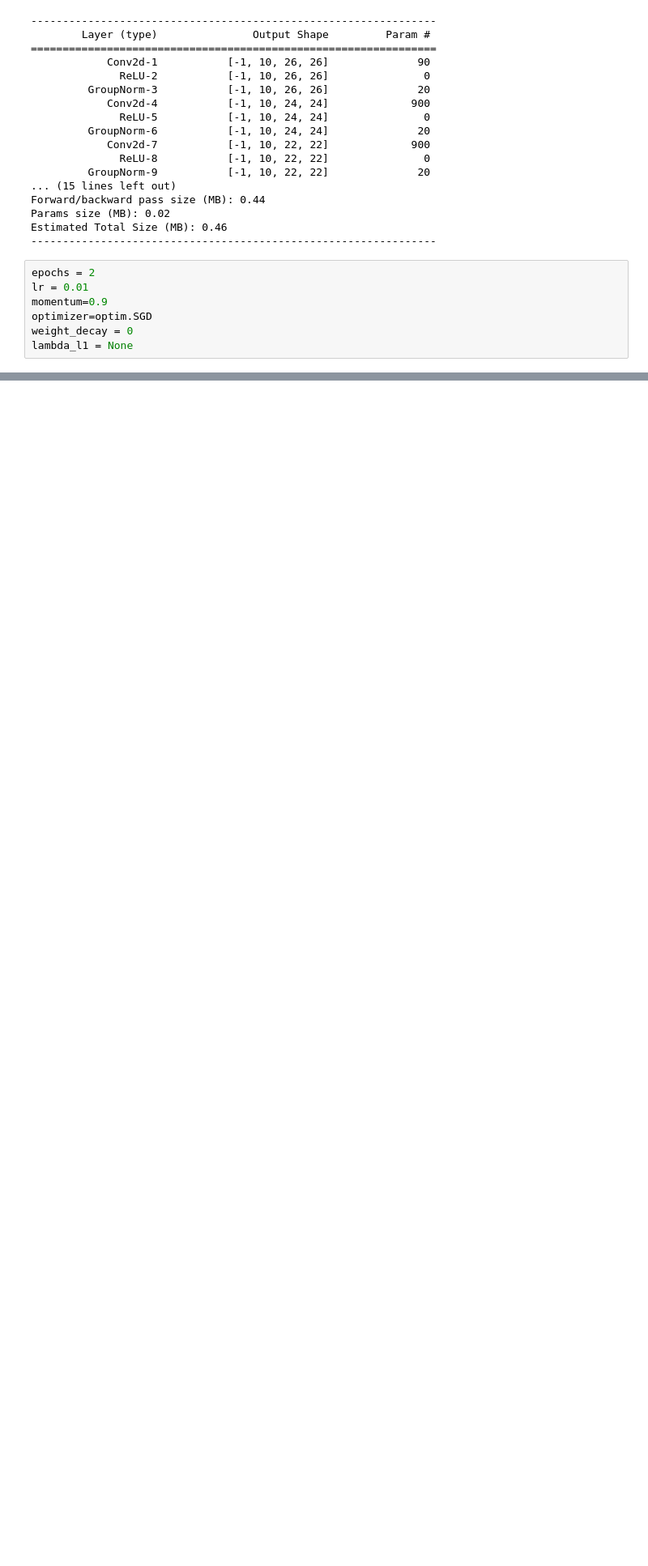
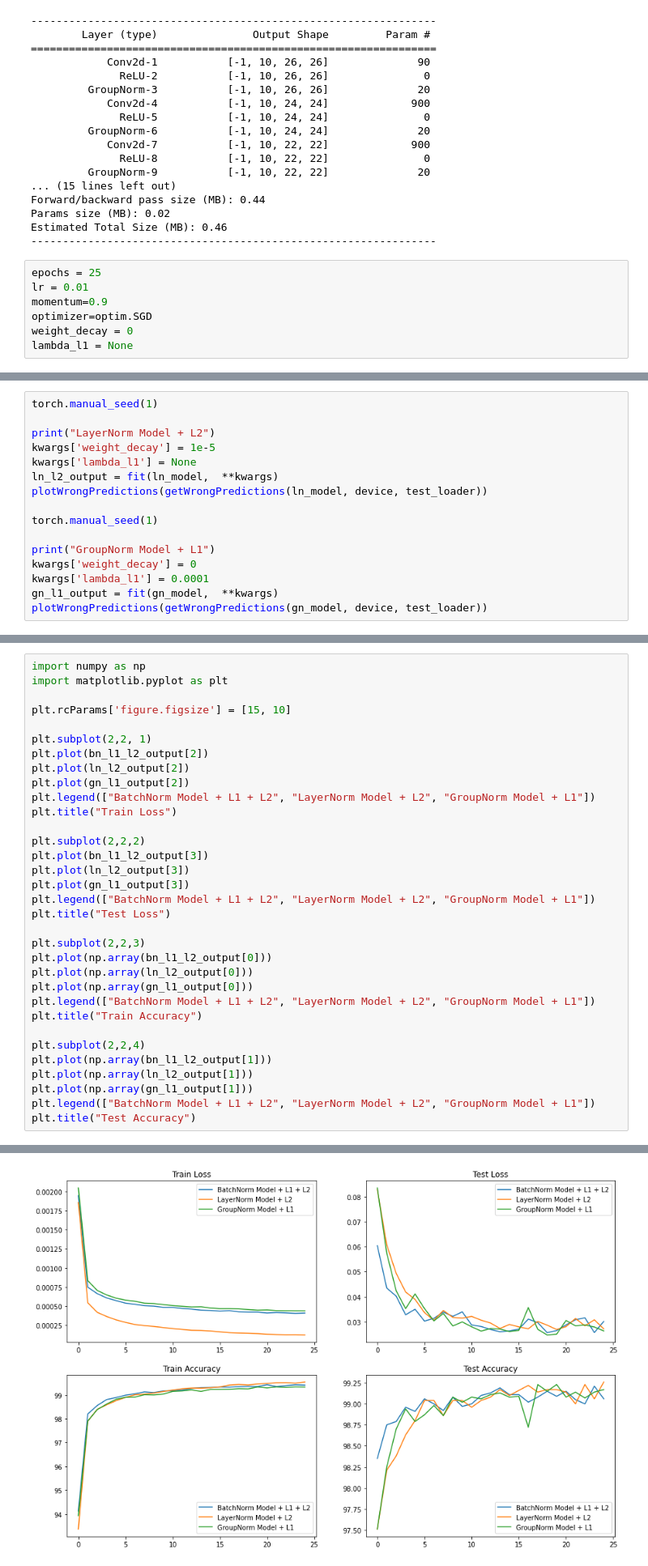
Before and after one commit to shravankgl/EVA6, a Jupyter notebook: 6_Normalization_and_Regularization/EVA6_Session_6_StepFinal.ipynb, the cells around one changed output, grey strips where cells are left out. Shown at 81% size. Saved outputs shown, nothing was run; the diff lists cells and outputs as text; blank space fills up the shorter version.

```diff
--- a/6_Normalization_and_Regularization/EVA6_Session_6_StepFinal.ipynb
+++ b/6_Normalization_and_Regularization/EVA6_Session_6_StepFinal.ipynb
@@ -115,7 +169,7 @@ Params size (MB): 0.02
 Estimated Total Size (MB): 0.46
 ----------------------------------------------------------------
 # %%
-epochs = 2
+epochs = 25
 lr = 0.01
 momentum=0.9
 optimizer=optim.SGD
@@ -207,0 +284,16 @@ Train set: Average loss: 0.0005, Accuracy: 58799/60000 (98.00%)
+# %%
+torch.manual_seed(1)
+
+print("LayerNorm Model + L2")
+kwargs['weight_decay'] = 1e-5
+kwargs['lambda_l1'] = None
+ln_l2_output = fit(ln_model,  **kwargs)
+plotWrongPredictions(getWrongPredictions(ln_model, device, test_loader))
+
+torch.manual_seed(1)
+
+print("GroupNorm Model + L1")
+kwargs['weight_decay'] = 0
+kwargs['lambda_l1'] = 0.0001
+gn_l1_output = fit(gn_model,  **kwargs)
+plotWrongPredictions(getWrongPredictions(gn_model, device, test_loader))
@@ -207,0 +325,34 @@ Train set: Average loss: 0.0005, Accuracy: 58799/60000 (98.00%)
+# %%
+import numpy as np
+import matplotlib.pyplot as plt
+
+plt.rcParams['figure.figsize'] = [15, 10]
+
+plt.subplot(2,2, 1)
+plt.plot(bn_l1_l2_output[2])
+plt.plot(ln_l2_output[2])
+plt.plot(gn_l1_output[2])
+plt.legend(["BatchNorm Model + L1 + L2", "LayerNorm Model + L2", "GroupNorm Model + L1"])
+plt.title("Train Loss")
+
+plt.subplot(2,2,2)
+plt.plot(bn_l1_l2_output[3])
+plt.plot(ln_l2_output[3])
+plt.plot(gn_l1_output[3])
+plt.legend(["BatchNorm Model + L1 + L2", "LayerNorm Model + L2", "GroupNorm Model + L1"])
+plt.title("Test Loss")
+
+plt.subplot(2,2,3)
+plt.plot(np.array(bn_l1_l2_output[0]))
+plt.plot(np.array(ln_l2_output[0]))
+plt.plot(np.array(gn_l1_output[0]))
+plt.legend(["BatchNorm Model + L1 + L2", "LayerNorm Model + L2", "GroupNorm Model + L1"])
+plt.title("Train Accuracy")
+
+plt.subplot(2,2,4)
+plt.plot(np.array(bn_l1_l2_output[1]))
+plt.plot(np.array(ln_l2_output[1]))
+plt.plot(np.array(gn_l1_output[1]))
+plt.legend(["BatchNorm Model + L1 + L2", "LayerNorm Model + L2", "GroupNorm Model + L1"])
+plt.title("Test Accuracy")
+# %% [output]
@@ -207,0 +360 @@ Train set: Average loss: 0.0005, Accuracy: 58799/60000 (98.00%)
+[figure, added]
```
Also changed, not shown: parts of 9 cells of this notebook.
